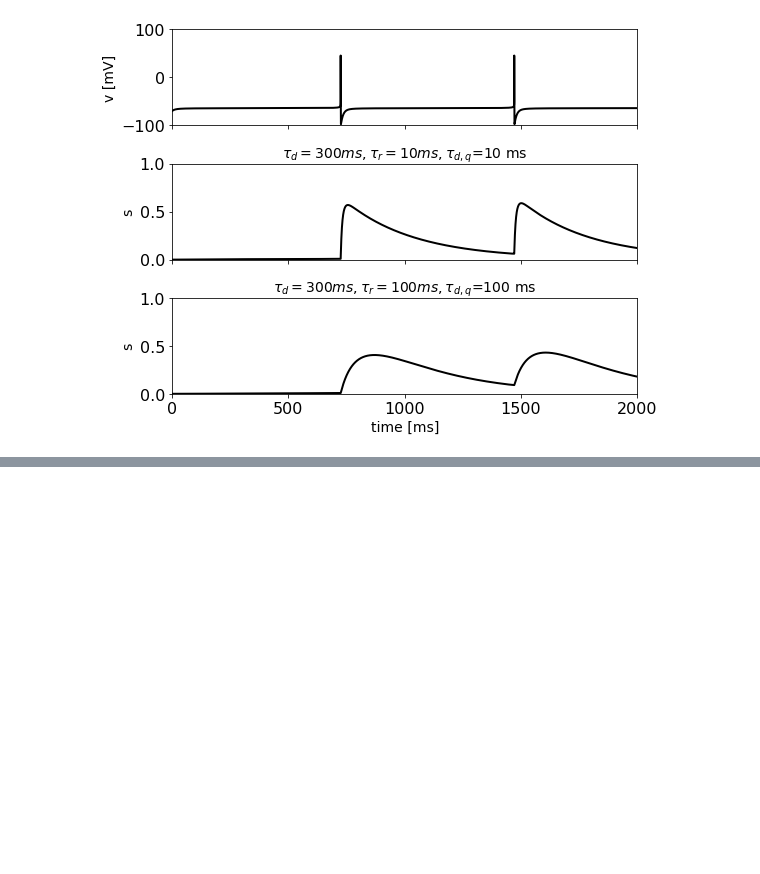
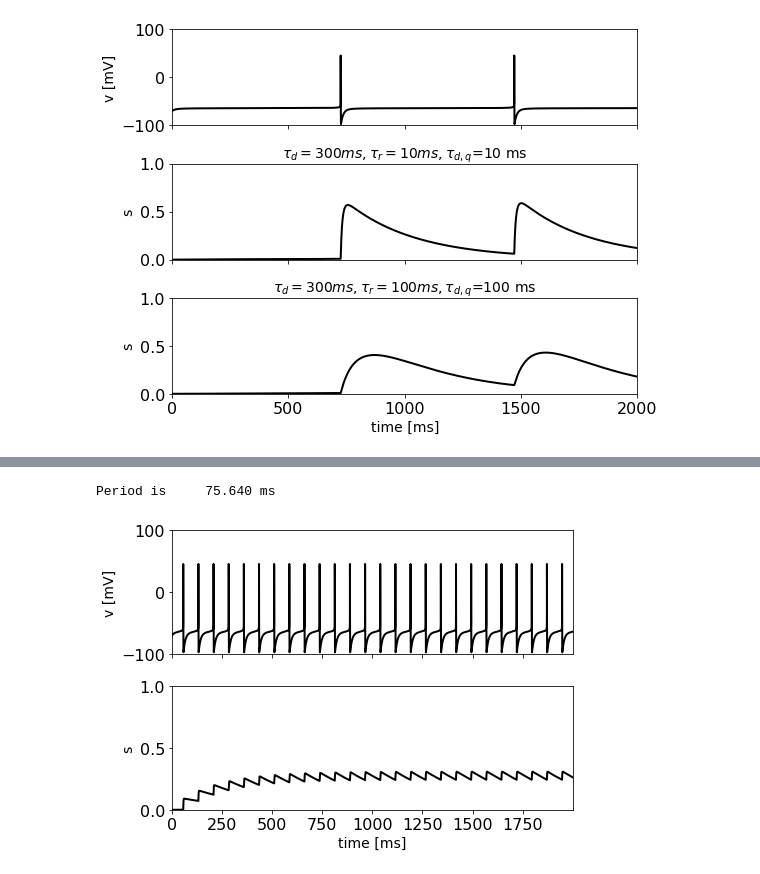
Before and after one commit to Ziaeemehr/mndynamics, a Jupyter notebook: mndynamics/examples/Chap_20.ipynb, the cells around one changed output, grey strips where cells are left out. Drawn from its saved outputs; the diff is of its cells as text; code cells hidden in the pictures; blank space fills up the shorter version.

```diff
--- a/mndynamics/examples/Chap_20.ipynb
+++ b/mndynamics/examples/Chap_20.ipynb
@@ -258,0 +259,54 @@ plt.tight_layout()
+# %%
+# [S_BUILDUP]
+
+from mndynamics.models.py.RTM_Base import RTM_2s
+
+tau_r = 10.0
+tau_d = 300.0
+tau_peak = 5.0
+tau_d_q = tau_d_q_function(tau_d, tau_r, tau_peak)
+obj = RTM_2s({'tau_r': tau_r,
+              'tau_d': tau_d,
+              'tau_d_q': tau_d_q ,
+              'i_ext':0.2,
+              't_end': 2000,
+              })
+data = obj.simulate()
+t = data['t']
+v = data['v']
+s = data['s']
+
+nSteps = len(v)
+spikeThreshold = -20.0
+dt = obj.dt
+
+#spike detection
+nSpikes = 0
+tSpikes = []
+for i in range(1, nSteps):
+    if (v[i - 1] <= spikeThreshold) & (v[i] > spikeThreshold):
+        nSpikes += 1
+        ts = ((i - 1) * dt * (v[i - 1] - spikeThreshold) +
+                    i * dt * (spikeThreshold - v[i])) / (v[i - 1] - v[i])
+        tSpikes.append(ts)
+
+period = tSpikes[-1] - tSpikes[-2]
+print ("Period is %10.3f ms" % period)
+
+
+fig, ax = plt.subplots(2, figsize=(7, 5), sharex=True)
+ax[0].plot(t, v, lw=2, c="k")
+ax[1].plot(t, s, lw=2, c="k")
+
+ax[0].set_xlim(min(t), max(t))
+ax[0].set_ylim(-100, 100)
+ax[1].set_ylim([0, 1])
+ax[1].set_xlabel("time [ms]", fontsize=14)
+ax[0].set_ylabel("v [mV]", fontsize=14)
+ax[1].set_ylabel("s", fontsize=14)
+ax[0].set_yticks([-100, 0, 100])
+ax[1].set_yticks([0, 0.5, 1])
+plt.tight_layout()
+# %% [output]
+Period is     75.640 ms
+[figure, added]
```
Also changed, not shown: parts of 4 cells of this notebook.
